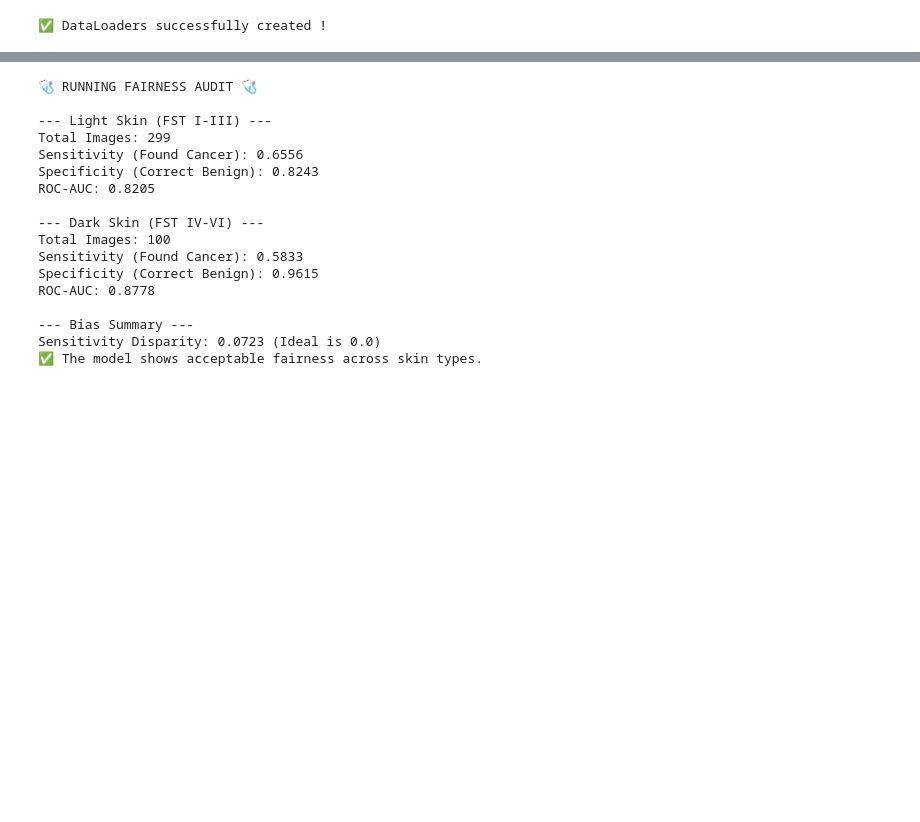
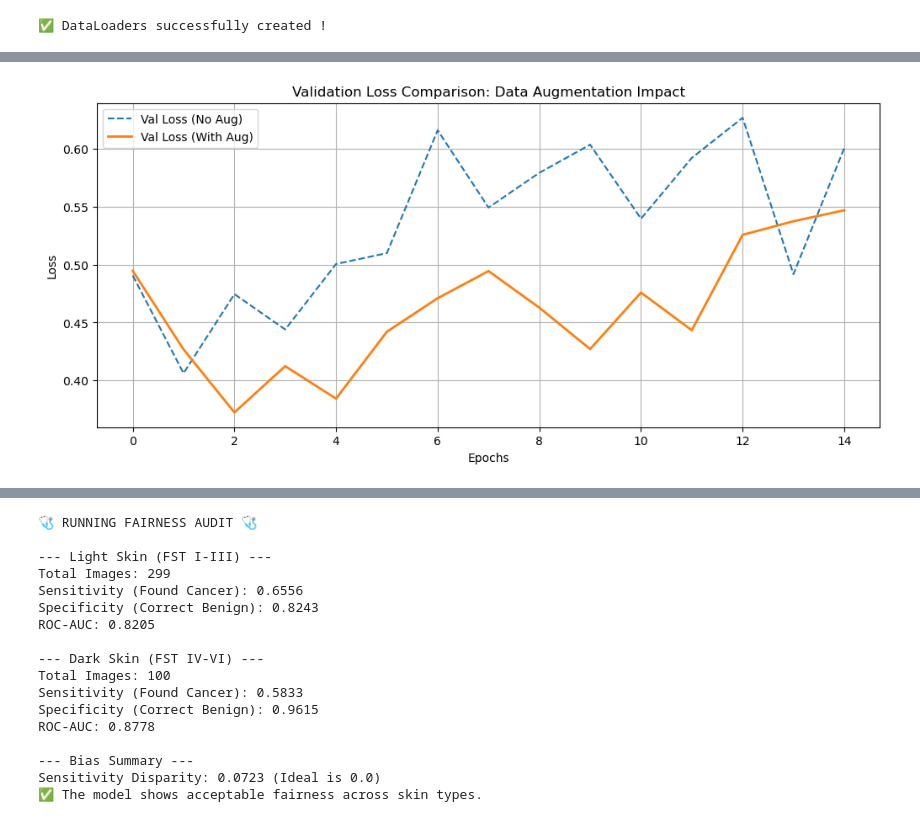
Before and after one commit to Kryx13/BIO_52101_EP_imagerie_biologique, a Jupyter notebook: Dataset_processing.ipynb, the cells around one changed output, grey strips where cells are left out. Cells and saved outputs as stored; diff of their text form; code cells hidden in the pictures; blank space fills up the shorter version.

Commit message:
Comparison no aug/ aug

```diff
--- a/Dataset_processing.ipynb
+++ b/Dataset_processing.ipynb
@@ -398,0 +388,12 @@ Training complete.
+# %%
+plt.figure(figsize=(12, 5))
+plt.plot(history_no_aug['val_loss'], label='Val Loss (No Aug)', linestyle='--')
+plt.plot(history_aug['val_loss'], label='Val Loss (With Aug)', linewidth=2)
+plt.title('Validation Loss Comparison: Data Augmentation Impact')
+plt.xlabel('Epochs')
+plt.ylabel('Loss')
+plt.legend()
+plt.grid(True)
+plt.show()
+# %% [output]
+[figure, added]
```
Also changed, not shown: parts of 13 cells of this notebook.
